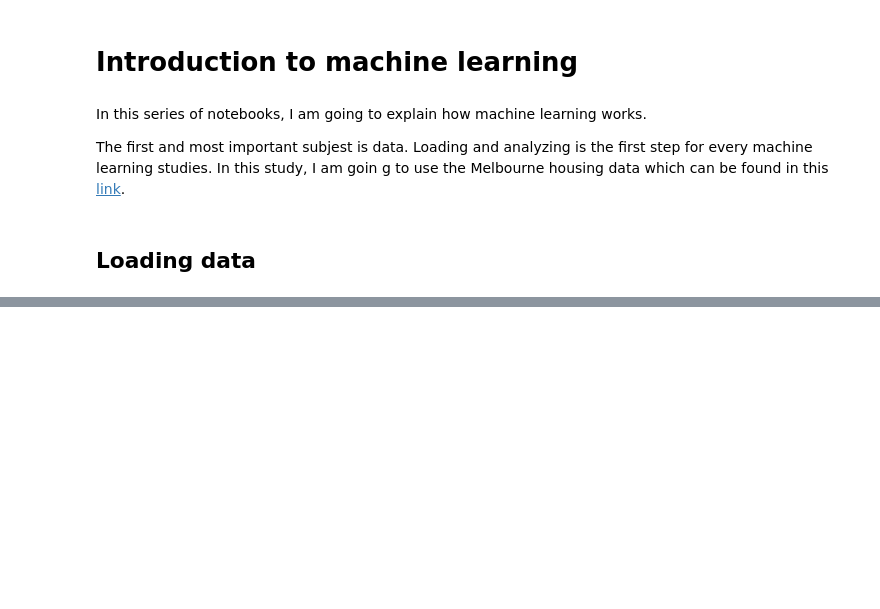
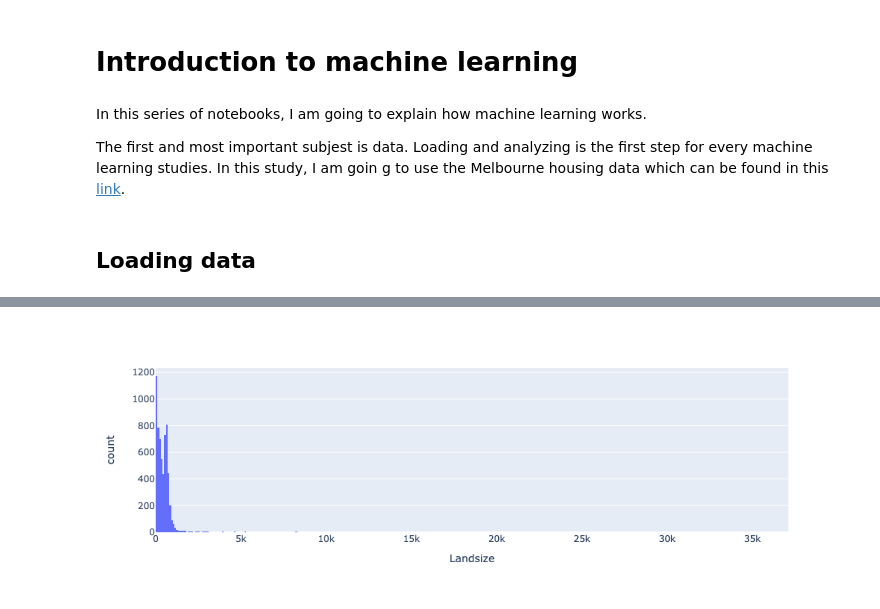
Before and after one commit to Amirmardan-prog/melbourne_housing, a Jupyter notebook: dataAnalysis.ipynb, the cells around one changed output, grey strips where cells are left out. Cells and saved outputs as stored; diff of their text form; code cells hidden in the pictures; blank space fills up the shorter version.

```diff
--- a/dataAnalysis.ipynb
+++ b/dataAnalysis.ipynb
@@ -43,0 +76,2 @@ df.head()
+# %%
+melbourne_data = df.dropna(axis=0)
@@ -43,0 +113,4 @@ df.head()
+# %%
+features = ["Rooms", "Bathroom", "Landsize", "Lattitude", "Longtitude"]
+
+x = melbourne_data[features]
@@ -43,0 +133,6 @@ df.head()
+# %%
+# df["YearBuilt"].min()
+fig = px.histogram(x, x="Landsize")
+fig.show()
+# %% [output]
+[figure, added]
```
Also changed, not shown: parts of 18 cells of this notebook, 1 other file.
